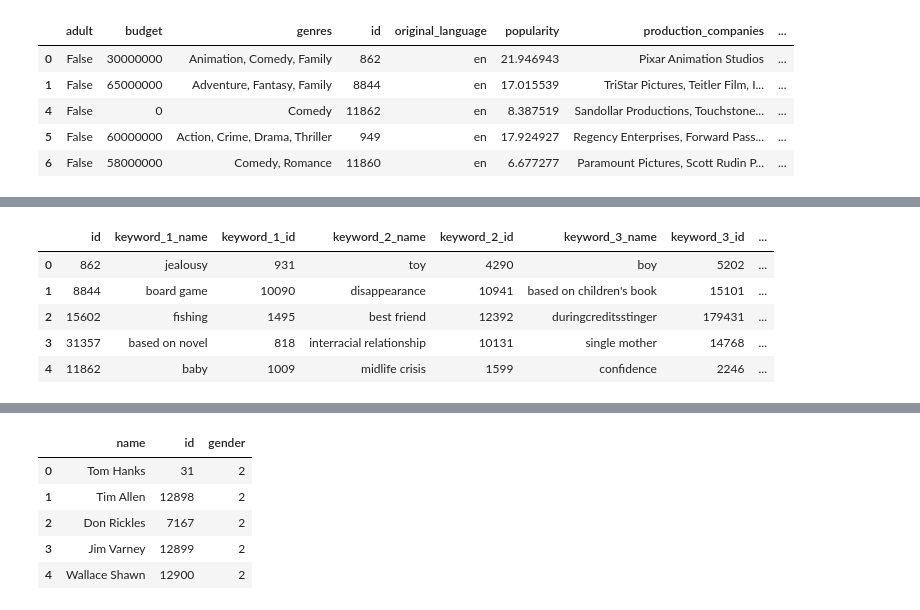
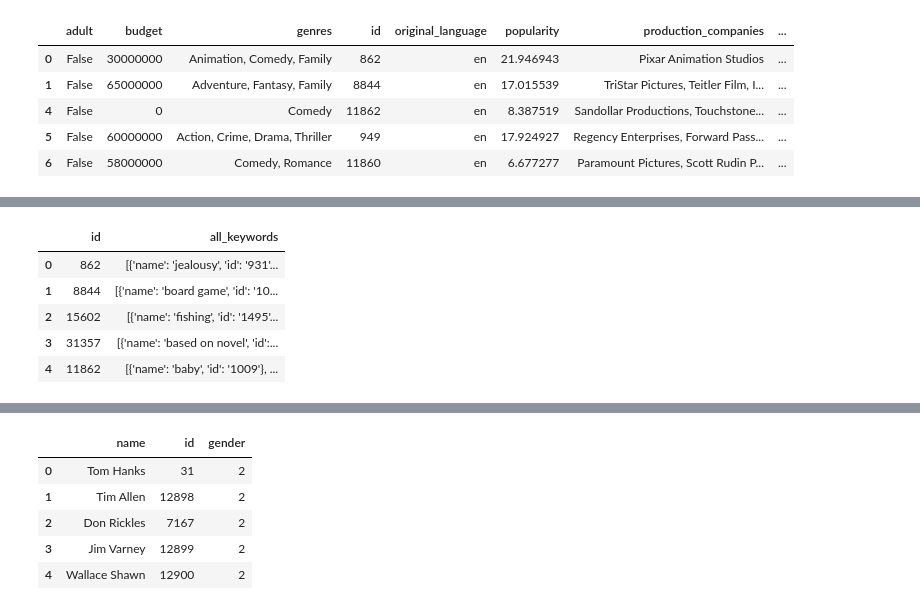
Before and after one commit to vikramv17/cs451-project, a Jupyter notebook: data_cleaning.ipynb, the cells around one changed output, grey strips where cells are left out. Drawn from its saved outputs; the diff is of its cells as text; code cells hidden in the pictures.

Commit message:
attempt at embeddings based deep learning model

```diff
--- a/data_cleaning.ipynb
+++ b/data_cleaning.ipynb
@@ -158,39 +144,35 @@ credits.head()
 # %%
 # Load the DataFrame
 df = pd.read_csv("data/movies_keywords.csv")
 
 # Define a function to simplify and convert types
 def simplify_keywords(keyword_str):
     try:
         return ast.literal_eval(keyword_str)
     except (ValueError, SyntaxError):
         return []
 
 # Apply to keywords
 keywords = pd.DataFrame()
 keywords['id'] = df['id'].astype(str)
 keywords['keywords'] = df['keywords'].apply(simplify_keywords)
 
-# Extract the top 5 cast members
-for i in range(5):
-    keywords[f'keyword_{i+1}_name'] = keywords['keywords'].apply(
-        lambda x: x[i]['name'] if len(x) > i else None
-    )
-    keywords[f'keyword_{i+1}_id'] = keywords['keywords'].apply(
-        lambda x: str(x[i]['id']) if len(x) > i else None
-    )
+# extract all of the keywords
+keywords['all_keywords'] = keywords['keywords'].apply(
+    lambda x: [{'name': keyword['name'], 'id': str(keyword['id'])} for keyword in x]
+)
 
 # Drop the original 'cast', 'crew', and 'director_info' columns
 keywords = keywords.drop(columns=['keywords'])
 
 keywords.head()
 # %% [output]
-|  | id | keyword_1_name | keyword_1_id | keyword_2_name | keyword_2_id | keyword_3_name | keyword_3_id | ... |
-| 0 | 862 | jealousy | 931 | toy | 4290 | boy | 5202 | ... |
-| 1 | 8844 | board game | 10090 | disappearance | 10941 | based on children's book | 15101 | ... |
-| 2 | 15602 | fishing | 1495 | best friend | 12392 | duringcreditsstinger | 179431 | ... |
-| 3 | 31357 | based on novel | 818 | interracial relationship | 10131 | single mother | 14768 | ... |
-| 4 | 11862 | baby | 1009 | midlife crisis | 1599 | confidence | 2246 | ... |
+|  | id | all_keywords |
+| 0 | 862 | [{'name': 'jealousy', 'id': '931'... |
+| 1 | 8844 | [{'name': 'board game', 'id': '10... |
+| 2 | 15602 | [{'name': 'fishing', 'id': '1495'... |
+| 3 | 31357 | [{'name': 'based on novel', 'id':... |
+| 4 | 11862 | [{'name': 'baby', 'id': '1009'}, ... |
 # %%
 # Merge the two DataFrames on 'id'
 merged_df = pd.merge(metadata, credits, on='id', how='left')
```
Also changed, not shown: parts of 3 cells of this notebook, 5 other files.
